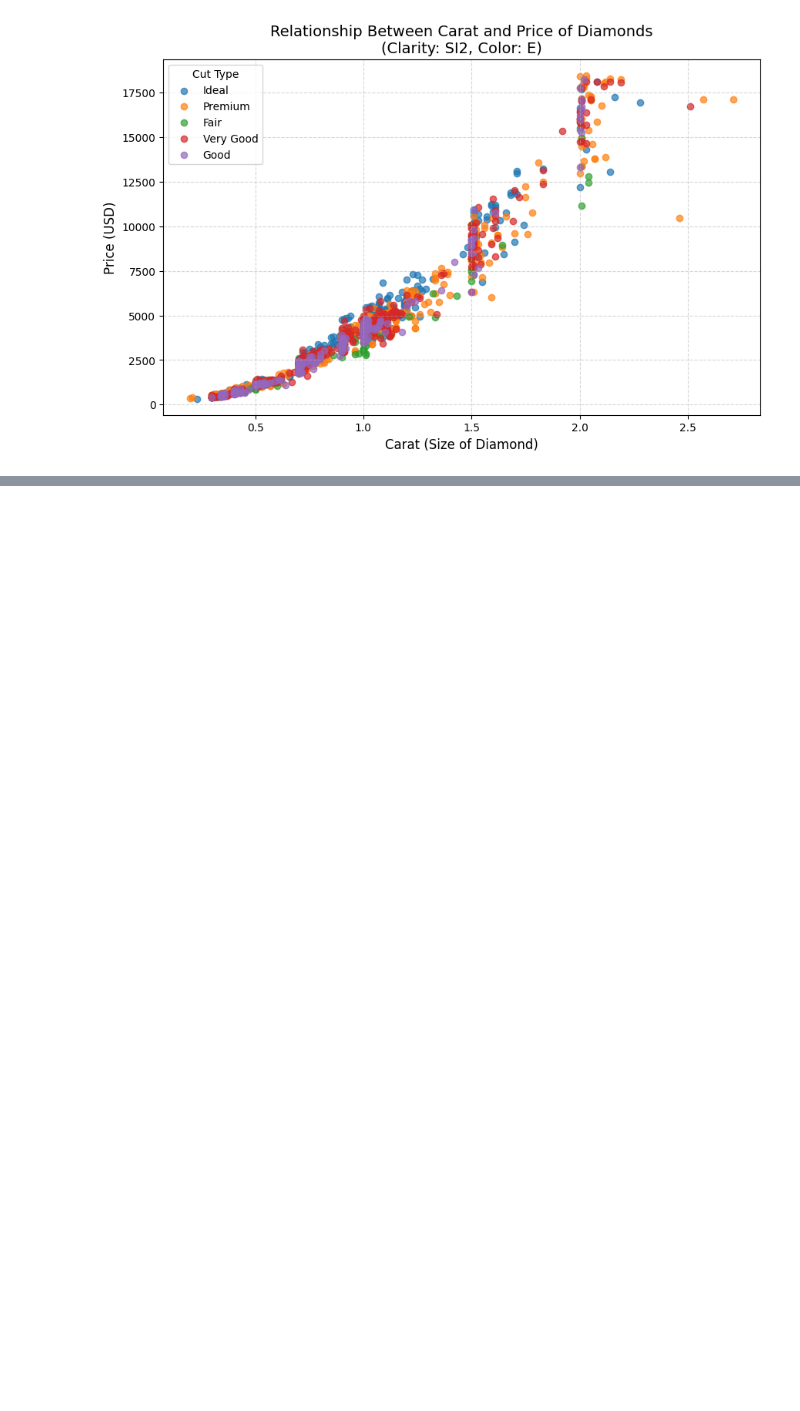
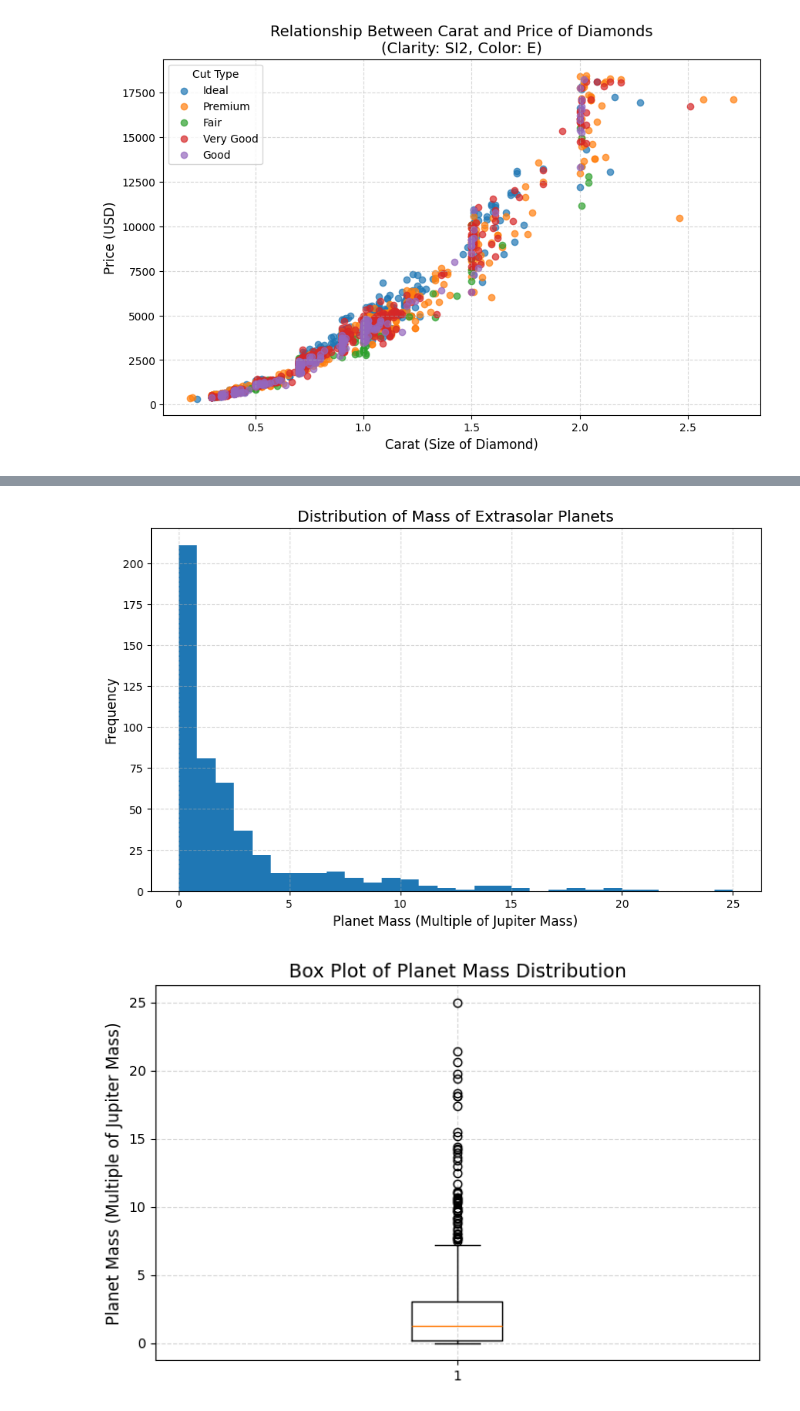
Before and after one commit to abhinavsharma11734-boop/Machine-Learning-2026-Abhinav-Sharma, a Jupyter notebook: labs/lab1.ipynb, the cells around one changed output, grey strips where cells are left out. Saved outputs shown, nothing was run; the diff lists cells and outputs as text; code cells hidden in the pictures; blank space fills up the shorter version.

```diff
--- a/labs/lab1.ipynb
+++ b/labs/lab1.ipynb
@@ -64,0 +69,28 @@ plt.show()
+# %%
+import pandas as pd
+import matplotlib.pyplot as plt
+
+
+df = pd.read_csv(r"C:\Users\abhin\OneDrive\Documents\GitHub\Machine-Learning-2026-Abhinav-Sharma\Week-01 Intro\DATASETS\planets.csv")
+
+
+mass = df["mass"].dropna()
+
+
+plt.figure(figsize=(10, 6))
+plt.hist(mass, bins=30)
+plt.title("Distribution of Mass of Extrasolar Planets", fontsize=14)
+plt.xlabel("Planet Mass (Multiple of Jupiter Mass)", fontsize=12)
+plt.ylabel("Frequency", fontsize=12)
+plt.grid(True, linestyle="--", alpha=0.5)
+plt.show()
+
+plt.figure(figsize=(8, 5))
+plt.boxplot(mass, vert=True)
+plt.title("Box Plot of Planet Mass Distribution", fontsize=14)
+plt.ylabel("Planet Mass (Multiple of Jupiter Mass)", fontsize=12)
+plt.grid(True, linestyle="--", alpha=0.5)
+plt.show()
+# %% [output]
+[figure, added]
+[figure, added]
```
Also changed, not shown: parts of 2 cells of this notebook.
